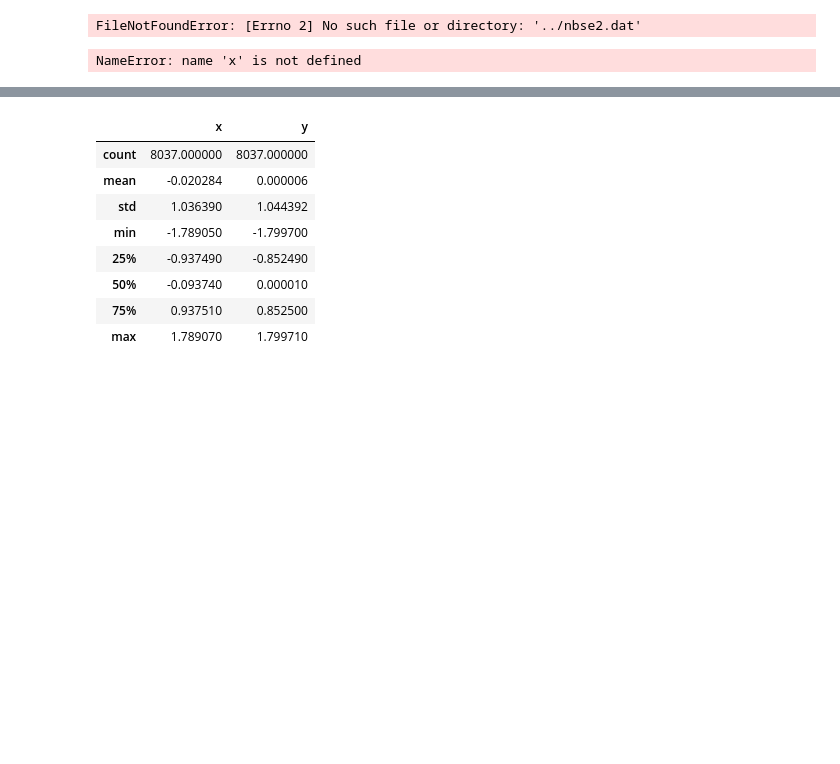
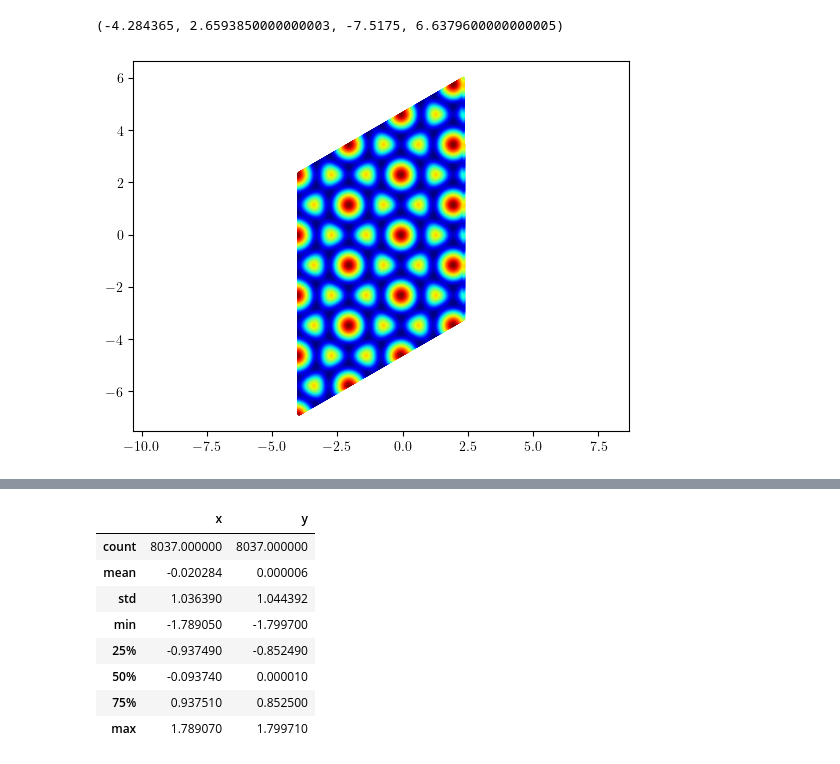
Before and after one commit to susyexists/CCM, a Jupyter notebook: NbSe2/Charge-Density-Wave/Complex-CDW.ipynb, the cells around one changed output, grey strips where cells are left out. Saved outputs shown, nothing was run; the diff lists cells and outputs as text; code cells hidden in the pictures; blank space fills up the shorter version.

```diff
--- a/NbSe2/Charge-Density-Wave/Complex-CDW.ipynb
+++ b/NbSe2/Charge-Density-Wave/Complex-CDW.ipynb
@@ -18,20 +18,23 @@ plt.rc('text', usetex=True)
 plt.rc('text.latex', preamble=r'\usepackage{amsmath,latexsym}')
 # %%
 #Import the raw data
-raw_data = np.loadtxt('../nbse2.dat')
-x = raw_data.T[0]
-y = raw_data.T[1]
-k = raw_data.T[7]
+raw_data = np.loadtxt('nbse2.dat')
+x = raw_data.T[2]
+y = raw_data.T[3]
+k = raw_data.T[4]
-# %% [output]
-FileNotFoundError: [Errno 2] No such file or directory: '../nbse2.dat'
+# %%
+plt.scatter(x,y,c=k,cmap='jet',s=1)
+plt.axis("equal")
+plt.show()
+# %% [output]
+(-4.284365, 2.6593850000000003, -7.5175, 6.6379600000000005)
+[figure, added]
 # %%
 #The data in pandas
 data = pd.DataFrame()
 data['x'] = x
 data['y'] = y
 data['k'] = k
-# %% [output]
-NameError: name 'x' is not defined
 # %%
 plt.scatter(x,y,c=k,cmap="jet")
 plt.xlim(-2.7,2.7)
```
Also changed, not shown: parts of 6 cells of this notebook.
